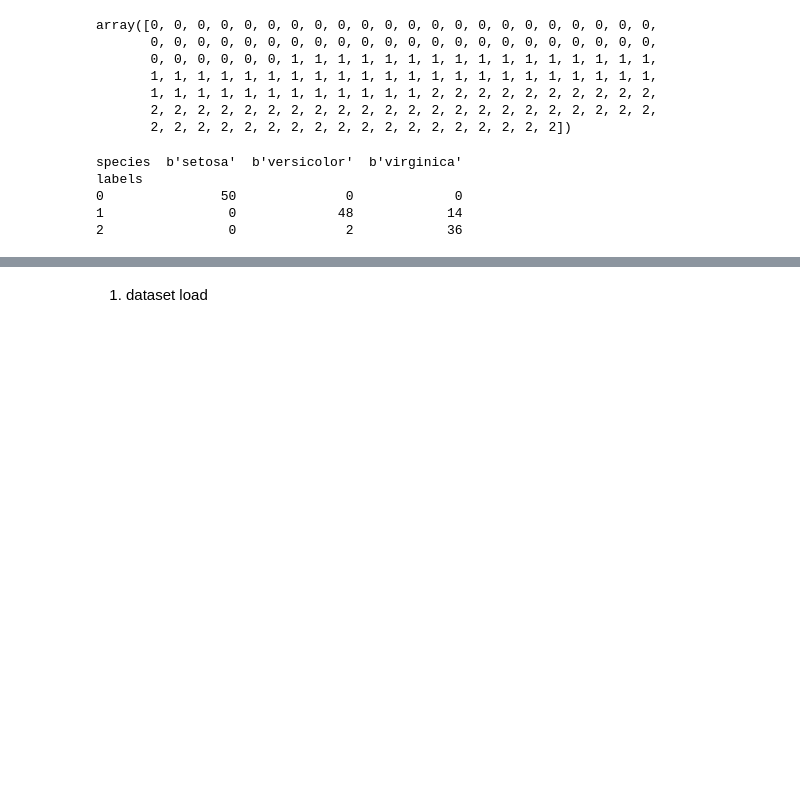
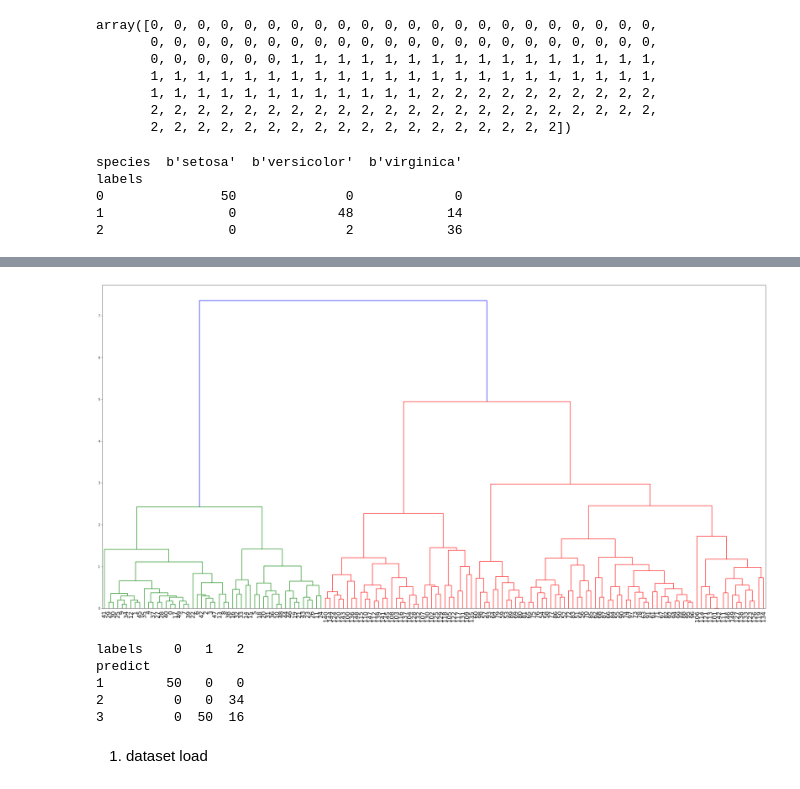
Before and after one commit to 4nchez/Colab-Jupiter, a Jupyter notebook: Kmean, Kmedois, hierachical.ipynb, the cells around one changed output, grey strips where cells are left out. Cells and saved outputs as stored; diff of their text form; code cells hidden in the pictures; blank space fills up the shorter version.

```diff
--- a/Kmean, Kmedois, hierachical.ipynb
+++ b/Kmean, Kmedois, hierachical.ipynb
@@ -376,0 +377,12 @@ labels
+# %%
+from sklearn import datasets
+import pandas as pd
+iris = datasets.load_iris()
+
+labels = pd.DataFrame(iris.target)
+labels.columns=['labels']
+data = pd.DataFrame(iris.data)
+data.columns=['Sepal length','Sepal width','Petal length','Petal width']
+data = pd.concat([data,labels],axis=1)
+
+data.head()
@@ -377,3 +412,33 @@ labels
+# %%
+from scipy.cluster.hierarchy import linkage, dendrogram
+import matplotlib.pyplot as plt
+
+# Calculate the linkage: mergings
+mergings = linkage(data,method='complete')
+
+# Plot the dendrogram, using varieties as labels
+plt.figure(figsize=(40,20))
+dendrogram(mergings,
+          #  labels = labels.values(columns=['labels']),
+           leaf_rotation=90,
+           leaf_font_size=20
+)
+plt.show()
+# %% [output]
+[figure, added]
+# %%
+from scipy.cluster.hierarchy import fcluster
+
+predict = pd.DataFrame(fcluster(mergings,3,criterion='distance'))
+predict.columns=['predict']
+ct = pd.crosstab(predict['predict'],labels['labels'])
+print(ct)
+# %% [output]
+labels    0   1   2
+predict
+1        50   0   0
+2         0   0  34
+3         0  50  16
 # %%
 import pandas as pd # dataset load
 from sklearn.datasets import load_iris
```
Also changed, not shown: parts of 7 cells of this notebook.
